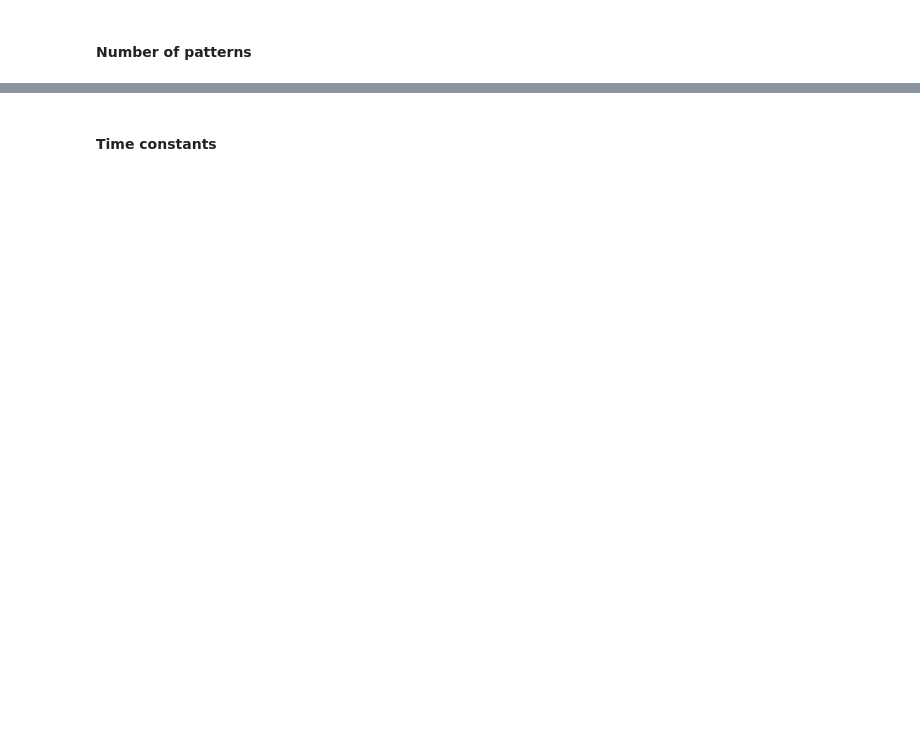
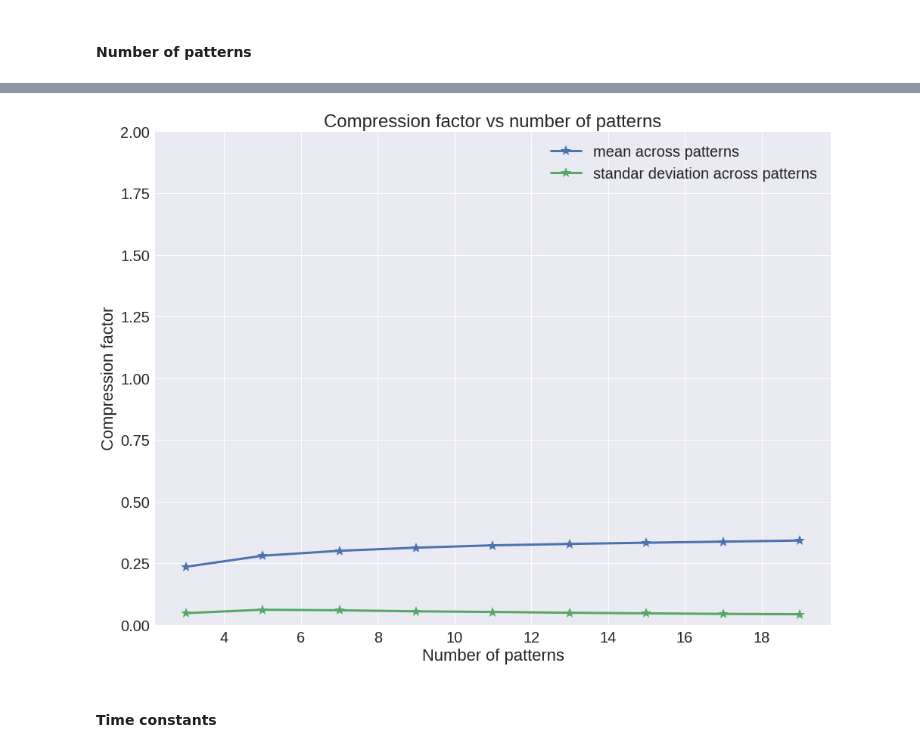
Before and after one commit to h-mayorquin/attractor_sequences, a Jupyter notebook: notebooks/2017-03-24(Speed of patterns study).ipynb, the cells around one changed output, grey strips where cells are left out. Cells and saved outputs as stored; diff of their text form; code cells hidden in the pictures; blank space fills up the shorter version.

```diff
--- a/notebooks/2017-03-24(Speed of patterns study).ipynb
+++ b/notebooks/2017-03-24(Speed of patterns study).ipynb
@@ -382,21 +377,25 @@ IndexError: tuple index out of range
+# %%
+compression_list = np.array(compression_list)
+means = [np.mean(compression) for compression in compression_list]
+std = [np.std(compression) for compression in compression_list]
 # %%
 sns.set(font_scale=2.0)
 
 fig = plt.figure(figsize=(16, 12))
 ax = fig.add_subplot(111)
 ax.plot(number_of_patterns_range, means, '*-', markersize=14, linewidth=3.0, label='mean across patterns')
 ax.plot(number_of_patterns_range, std, '*-', markersize=14, linewidth=3.0, label='standar deviation across patterns')
 
-for index, x in enumerate(compression_list.T):
-    ax.plot(number_of_patterns_range, x, '-', linewidth=1.0, label='attractor ' + str(index))
 
 ax.set_xlabel('Number of patterns')
 ax.set_ylabel('Compression factor')
-ax.set_title('Compression factor vs Number of patterns')
+ax.set_title('Compression factor vs number of patterns')
 
 
 ax.legend()
 ax.set_ylim(0, 2.0);
+# %% [output]
+[figure, added]
 # %% [markdown]
 #### Time constants
 # %%
```
Also changed, not shown: parts of 16 cells of this notebook.
